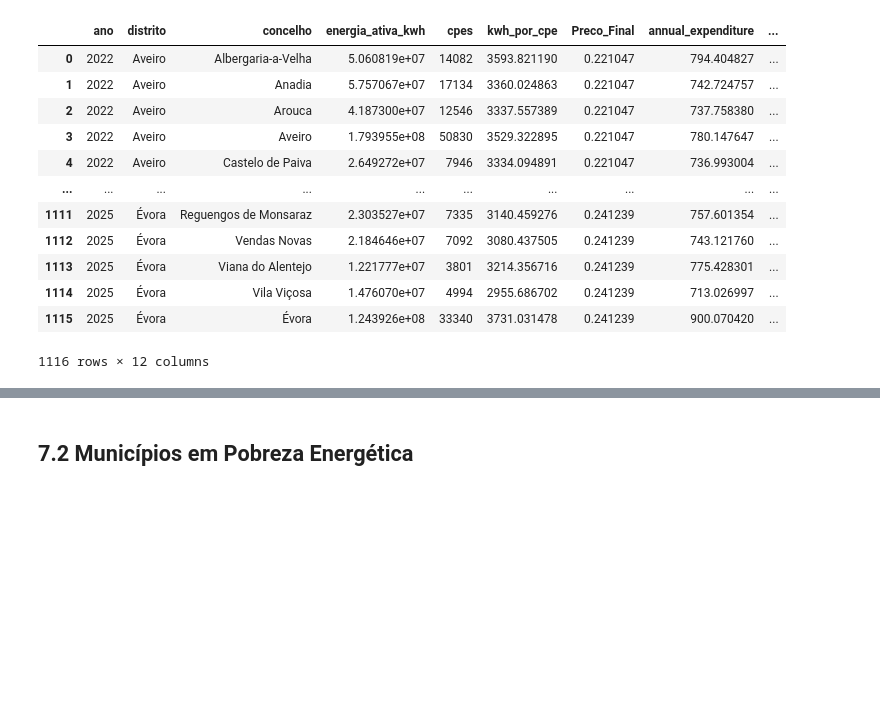
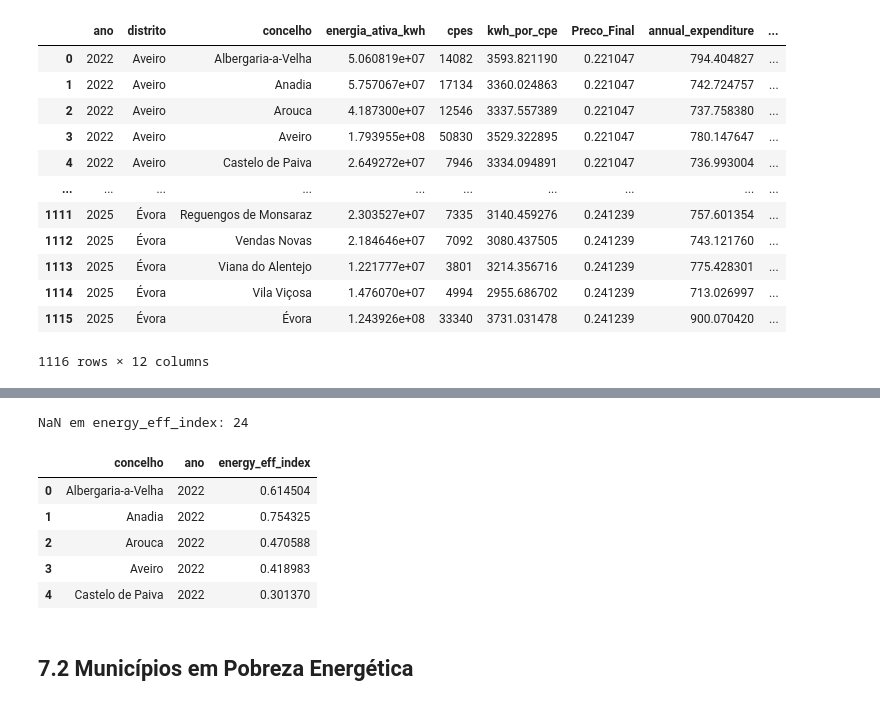
Before and after one commit to Allcaide/energy-poverty, a Jupyter notebook: Data_treatment/data_ingestion.ipynb, the cells around one changed output, grey strips where cells are left out. Drawn from its saved outputs; the diff is of its cells as text; code cells hidden in the pictures; blank space fills up the shorter version.

```diff
--- a/Data_treatment/data_ingestion.ipynb
+++ b/Data_treatment/data_ingestion.ipynb
@@ -1033,3 +1097,20 @@ EER máximo: 6.82%
+# %%
+df_energyVSincome = df_energyVSincome.merge(
+    df_energy_eff_index[['ano', 'concelho_limpo', 'energy_eff_index']],
+    on=['ano', 'concelho_limpo'],
+    how='left'
+)
+
+print(f'NaN em energy_eff_index: {df_energyVSincome["energy_eff_index"].isna().sum()}')
+df_energyVSincome[['concelho', 'ano', 'energy_eff_index']].head()
+# %% [output]
+NaN em energy_eff_index: 24
+|  | concelho | ano | energy_eff_index |
+| 0 | Albergaria-a-Velha | 2022 | 0.614504 |
+| 1 | Anadia | 2022 | 0.754325 |
+| 2 | Arouca | 2022 | 0.470588 |
+| 3 | Aveiro | 2022 | 0.418983 |
+| 4 | Castelo de Paiva | 2022 | 0.301370 |
 # %% [markdown]
 ## 7.2 Municípios em Pobreza Energética
 # %%
```
Also changed, not shown: parts of 11 cells of this notebook, 14 other files.
